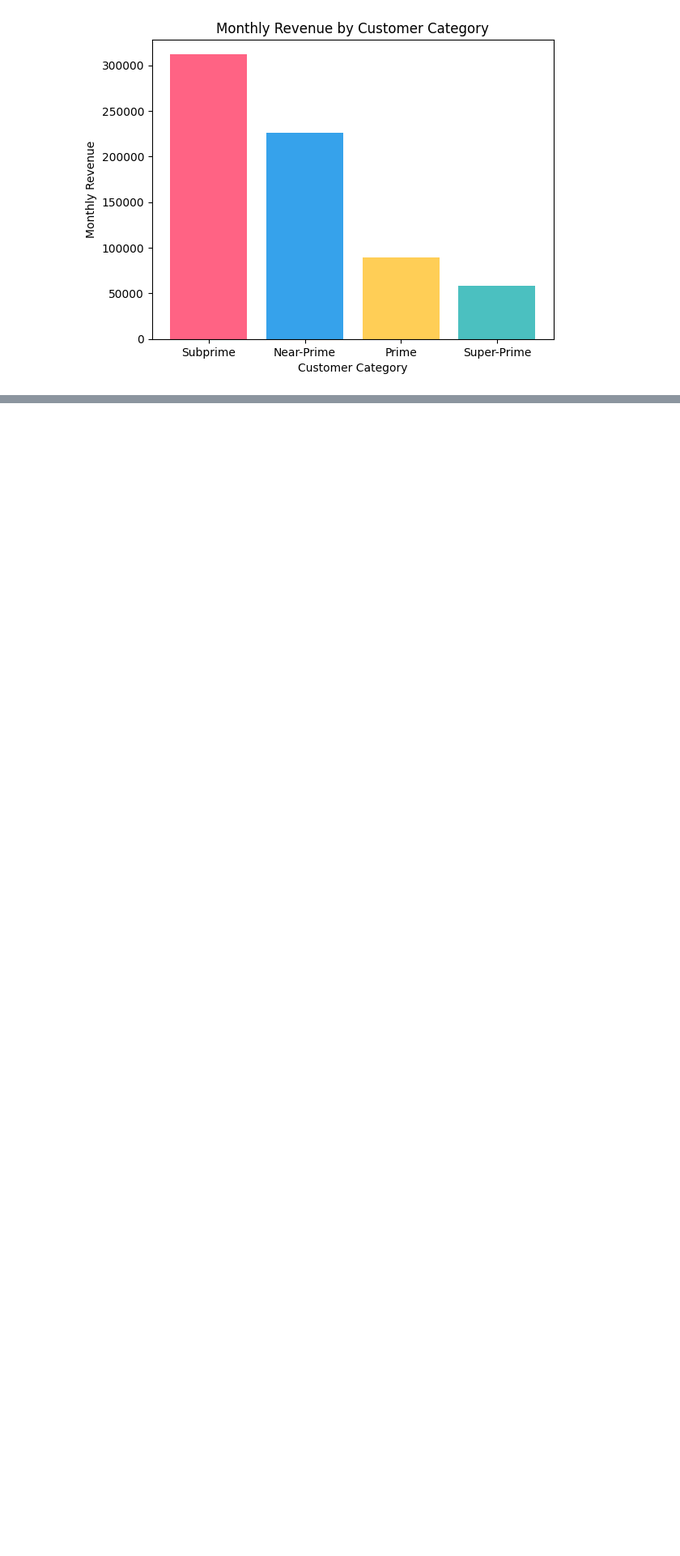
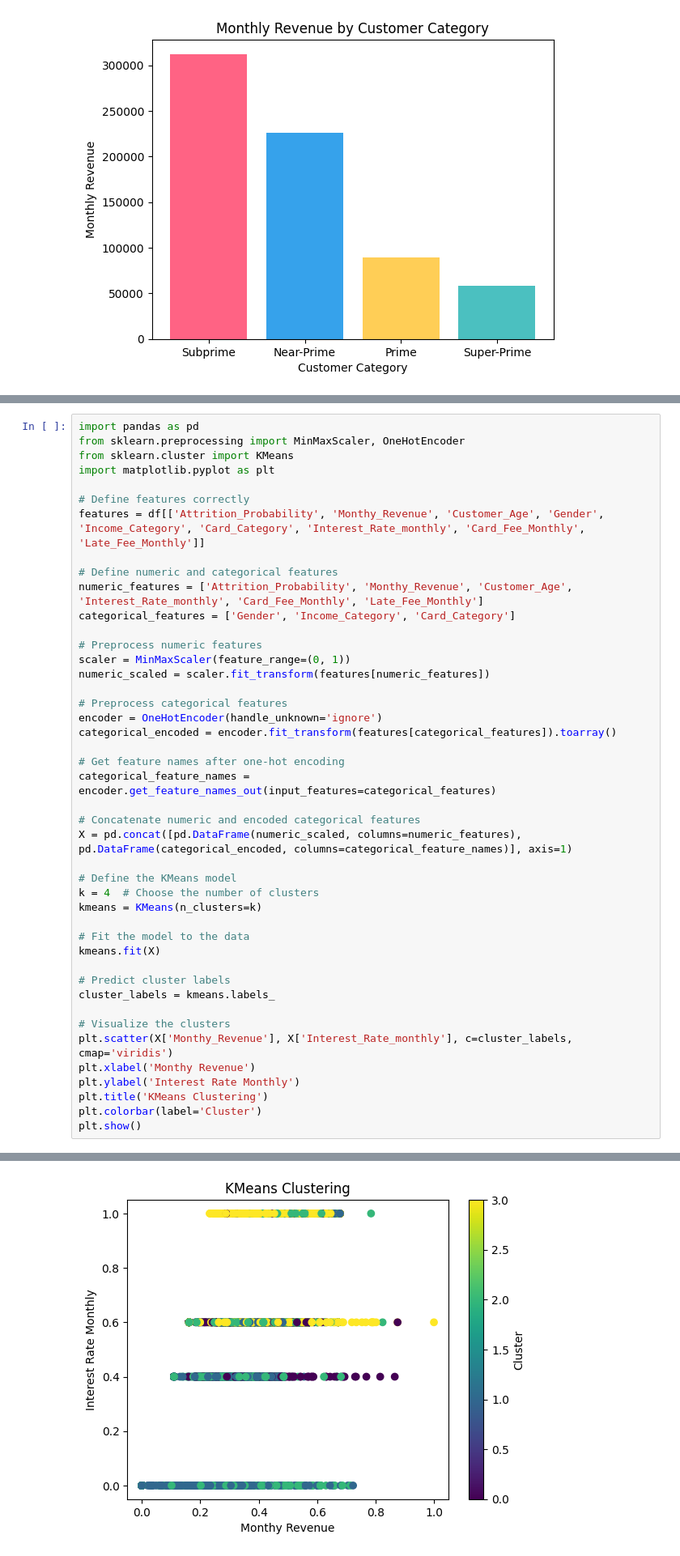
Before and after one commit to NickSordi/FU6520_NS, a Jupyter notebook: Survival.ipynb, the cells around one changed output, grey strips where cells are left out. Shown at 81% size. Cells and saved outputs as stored; diff of their text form; blank space fills up the shorter version.

```diff
--- a/Survival.ipynb
+++ b/Survival.ipynb
@@ -637,0 +704,45 @@ from sklearn.metrics import accuracy_score
+# %%
+import pandas as pd
+from sklearn.preprocessing import MinMaxScaler, OneHotEncoder
+from sklearn.cluster import KMeans
+import matplotlib.pyplot as plt
+
+# Define features correctly
+features = df[['Attrition_Probability', 'Monthy_Revenue', 'Customer_Age', 'Gender', 'Income_Category', 'Card_Category', 'Interest_Rate_monthly', 'Card_Fee_Monthly', 'Late_Fee_Monthly']]
+
+# Define numeric and categorical features
+numeric_features = ['Attrition_Probability', 'Monthy_Revenue', 'Customer_Age', 'Interest_Rate_monthly', 'Card_Fee_Monthly', 'Late_Fee_Monthly']
+categorical_features = ['Gender', 'Income_Category', 'Card_Category']
+
+# Preprocess numeric features
+scaler = MinMaxScaler(feature_range=(0, 1))
+numeric_scaled = scaler.fit_transform(features[numeric_features])
+
+# Preprocess categorical features
+encoder = OneHotEncoder(handle_unknown='ignore')
+categorical_encoded = encoder.fit_transform(features[categorical_features]).toarray()
+
+# Get feature names after one-hot encoding
+categorical_feature_names = encoder.get_feature_names_out(input_features=categorical_features)
+
+# Concatenate numeric and encoded categorical features
+X = pd.concat([pd.DataFrame(numeric_scaled, columns=numeric_features), pd.DataFrame(categorical_encoded, columns=categorical_feature_names)], axis=1)
+
+# Define the KMeans model
+k = 4  # Choose the number of clusters
+kmeans = KMeans(n_clusters=k)
+
+# Fit the model to the data
+kmeans.fit(X)
+
+# Predict cluster labels
+cluster_labels = kmeans.labels_
+
+# Visualize the clusters
+plt.scatter(X['Monthy_Revenue'], X['Interest_Rate_monthly'], c=cluster_labels, cmap='viridis')
+plt.xlabel('Monthy Revenue')
+plt.ylabel('Interest Rate Monthly')
+plt.title('KMeans Clustering')
+plt.colorbar(label='Cluster')
+plt.show()
+# %% [output]
@@ -637,0 +750 @@ from sklearn.metrics import accuracy_score
+[figure, added]
```
Also changed, not shown: parts of 7 cells of this notebook.
